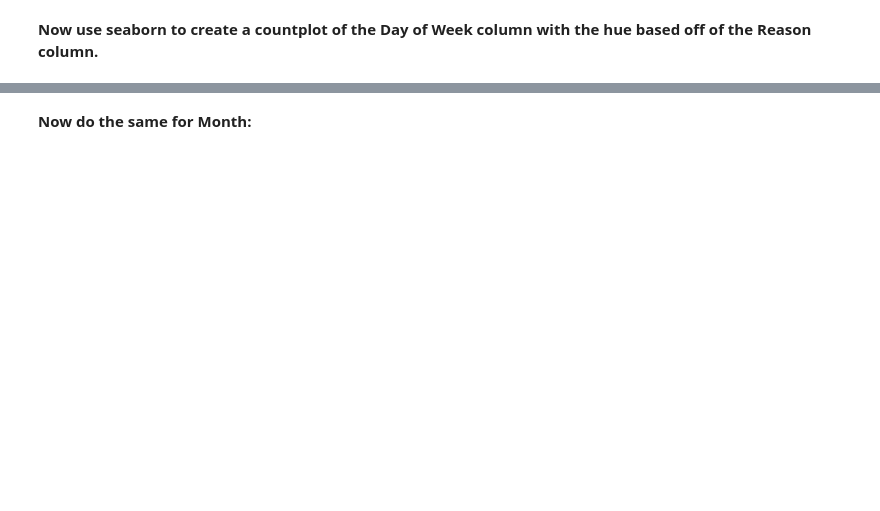
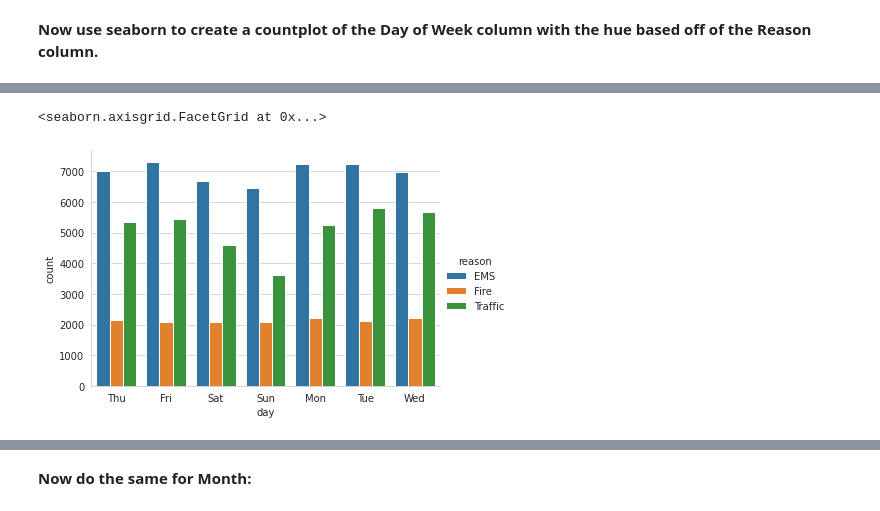
Before and after one commit to loayzag91/Python-Data-Science-Tutorial, a Jupyter notebook: Data Capstone Project/911 Calls Project/911 Calls.ipynb, the cells around one changed output, grey strips where cells are left out. Drawn from its saved outputs; the diff is of its cells as text; code cells hidden in the pictures; blank space fills up the shorter version.

```diff
--- a/Data Capstone Project/911 Calls Project/911 Calls.ipynb
+++ b/Data Capstone Project/911 Calls Project/911 Calls.ipynb
@@ -108,2 +141,5 @@ str
 # %% [markdown]
 **You should have seen that these timestamps are still strings. Use [pd.to_datetime](http://pandas.pydata.org/pandas-docs/stable/generated/pandas.to_datetime.html) to convert the column from strings to DateTime objects.**
+# %%
+df['timeStamp'] = pd.to_datetime(df['timeStamp'])
+type(df['timeStamp'][0])
@@ -115,3 +153,9 @@ str
 `time.hour`
 
 **You can use Jupyter's tab method to explore the various attributes you can call. Now that the timestamp column are actually DateTime objects, use** `.apply()` **to create 3 new columns called Hour, Month, and Day of Week. You will create these columns based off of the timeStamp column, reference the solutions if you get stuck on this step.**
+# %%
+df['hour'] = df['timeStamp'].apply(lambda x: x.hour)
+
+df['month'] = df['timeStamp'].apply(lambda x: x.month)
+
+df['day'] = df['timeStamp'].apply(lambda x: x.weekday())
@@ -119,3 +179,11 @@ str
 **Notice how the Day of Week is an integer 0-6. Use the** `.map()` **with this dictionary to map the actual string names to the day of the week:**
 
 `dmap = {0:'Mon',1:'Tue',2:'Wed',3:'Thu',4:'Fri',5:'Sat',6:'Sun'}`
+# %%
+dmap = {0:'Mon',1:'Tue',2:'Wed',3:'Thu',4:'Fri',5:'Sat',6:'Sun'}
+# %%
+## This does the same thing
+#df['Day'] = df['Day'].apply(lambda x: dmap[x])
+
+df['day'] = df['day'].map(dmap)
+df['day'].value_counts()
@@ -127,0 +201,6 @@ str
+# %%
+sns.catplot(x='day', hue='reason', height=4, aspect=1.4,
+            data=df, kind='count')
+# %% [output]
+<seaborn.axisgrid.FacetGrid at 0x...>
+[figure, added]
```
Also changed, not shown: parts of 67 cells of this notebook.
